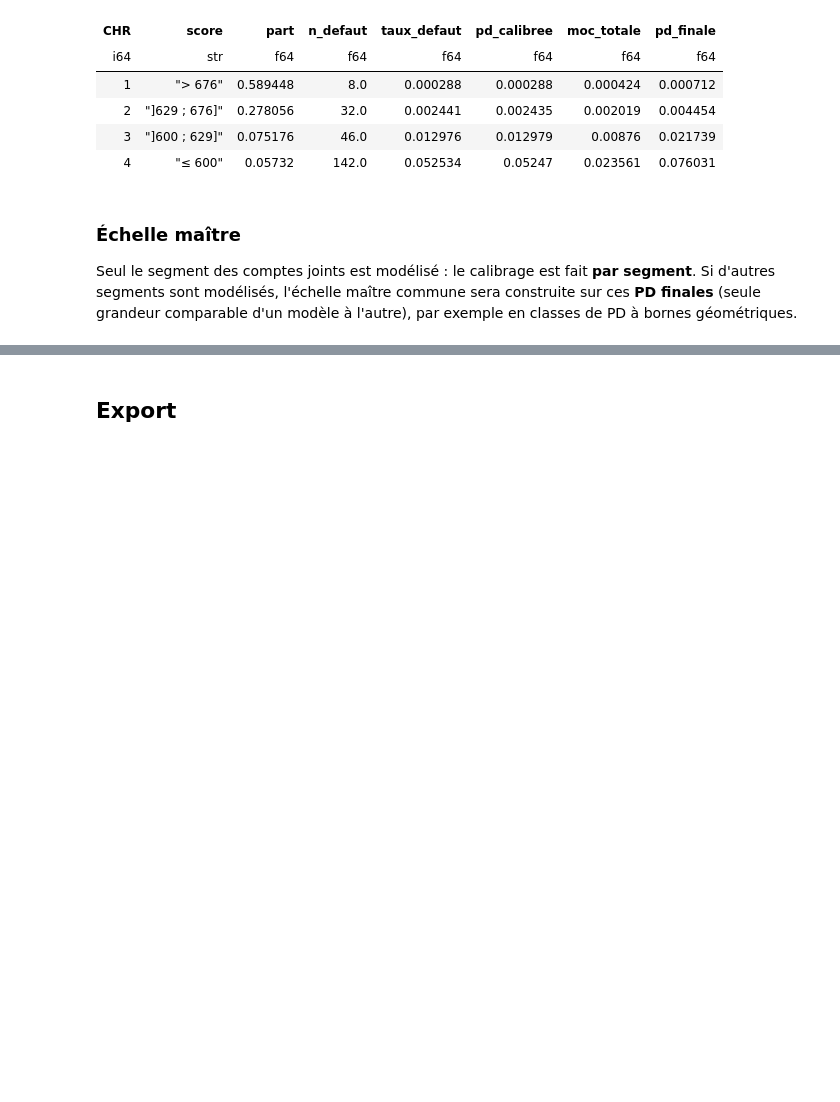
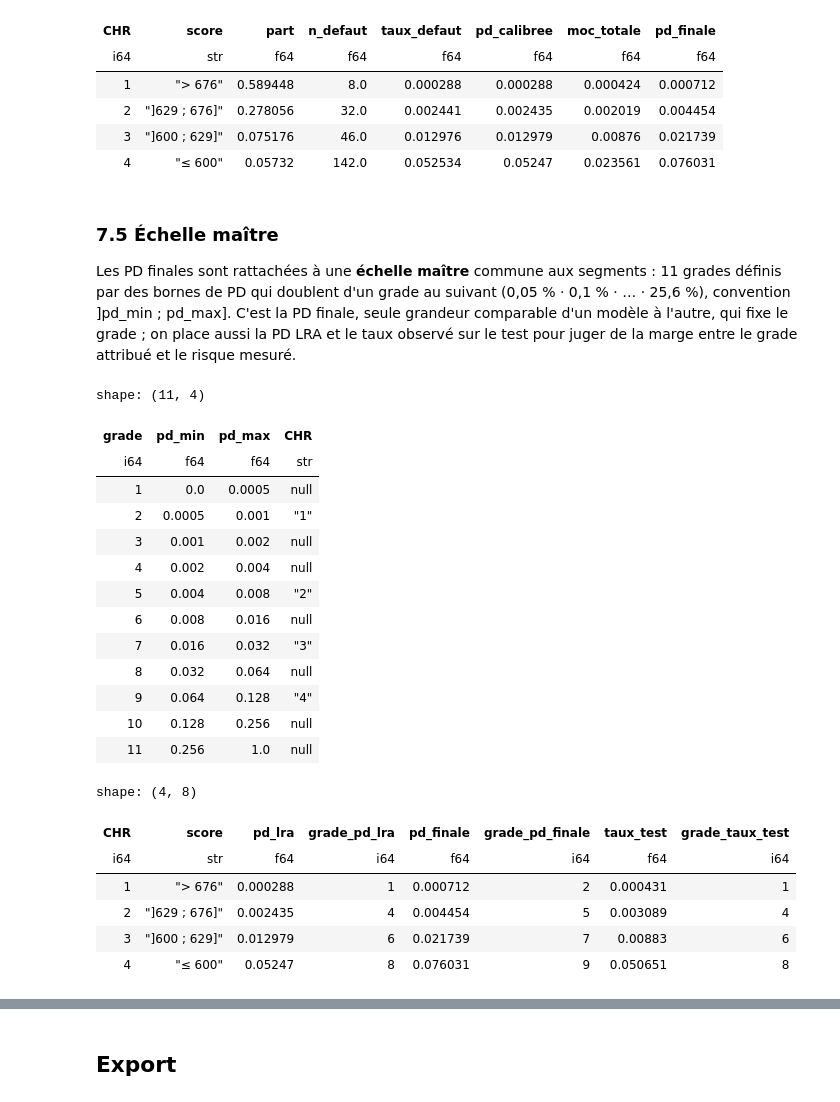
Before and after one commit to fulfam97/Projet-scoring, a Jupyter notebook: Segmentation_joint/1e - Calibrage_joint_v2.ipynb, the cells around one changed output, grey strips where cells are left out. Drawn from its saved outputs; the diff is of its cells as text; code cells hidden in the pictures; blank space fills up the shorter version.

```diff
--- a/Segmentation_joint/1e - Calibrage_joint_v2.ipynb
+++ b/Segmentation_joint/1e - Calibrage_joint_v2.ipynb
@@ -547,8 +547,46 @@ shape: (4, 8)
 | 3 | "]600 ; 629]" | 0.075176 | 46.0 | 0.012976 | 0.012979 | 0.00876 | 0.021739 |
 | 4 | "≤ 600" | 0.05732 | 142.0 | 0.052534 | 0.05247 | 0.023561 | 0.076031 |
 # %% [markdown]
-### Échelle maître
+### 7.5 Échelle maître
 
-Seul le segment des comptes joints est modélisé : le calibrage est fait **par segment**. Si d'autres segments sont
-modélisés, l'échelle maître commune sera construite sur ces **PD finales** (seule grandeur comparable d'un modèle à
-l'autre), par exemple en classes de PD à bornes géométriques.
+Les PD finales sont rattachées à une **échelle maître** commune aux segments : 11 grades définis par des bornes de
+PD qui doublent d'un grade au suivant (0,05 % · 0,1 % · … · 25,6 %), convention ]pd_min ; pd_max]. C'est la PD
+finale, seule grandeur comparable d'un modèle à l'autre, qui fixe le grade ; on place aussi la PD LRA et le taux
+observé sur le test pour juger de la marge entre le grade attribué et le risque mesuré.
+# %%
+em = echelle_maitre()
+grades = (moc.select("CHR", pd_lra="pd_calibree", pd_finale="pd_finale")
+          .join(verif_test.select("CHR", taux_test="taux_observe"), on="CHR").sort("CHR"))
+grades = grades.with_columns(
+    score=pl.col("CHR").replace_strict(LIBELLES),
+    grade_pd_lra=pl.Series(affecter_grade(grades["pd_lra"])),
+    grade_pd_finale=pl.Series(affecter_grade(grades["pd_finale"])),
+    grade_taux_test=pl.Series(affecter_grade(grades["taux_test"])),
+).select("CHR", "score", "pd_lra", "grade_pd_lra", "pd_finale", "grade_pd_finale", "taux_test", "grade_taux_test")
+# Grades de l'échelle et CHR qui y sont rattachées (par la PD finale)
+em_chr = em.join(grades.group_by("grade_pd_finale").agg(CHR=pl.col("CHR").cast(pl.String).str.join(", ")),
+                 left_on="grade", right_on="grade_pd_finale", how="left")
+display(em_chr)
+grades
+# %% [output]
+shape: (11, 4)
+| grade | pd_min | pd_max | CHR |
+| i64 | f64 | f64 | str |
+| 1 | 0.0 | 0.0005 | null |
+| 2 | 0.0005 | 0.001 | "1" |
+| 3 | 0.001 | 0.002 | null |
+| 4 | 0.002 | 0.004 | null |
+| 5 | 0.004 | 0.008 | "2" |
+| 6 | 0.008 | 0.016 | null |
+| 7 | 0.016 | 0.032 | "3" |
+| 8 | 0.032 | 0.064 | null |
+| 9 | 0.064 | 0.128 | "4" |
+| 10 | 0.128 | 0.256 | null |
+| 11 | 0.256 | 1.0 | null |
+shape: (4, 8)
+| CHR | score | pd_lra | grade_pd_lra | pd_finale | grade_pd_finale | taux_test | grade_taux_test |
+| i64 | str | f64 | i64 | f64 | i64 | f64 | i64 |
+| 1 | "> 676" | 0.000288 | 1 | 0.000712 | 2 | 0.000431 | 1 |
+| 2 | "]629 ; 676]" | 0.002435 | 4 | 0.004454 | 5 | 0.003089 | 4 |
+| 3 | "]600 ; 629]" | 0.012979 | 6 | 0.021739 | 7 | 0.00883 | 6 |
+| 4 | "≤ 600" | 0.05247 | 8 | 0.076031 | 9 | 0.050651 | 8 |
```
Also changed, not shown: parts of 5 cells of this notebook, 3 other files.
